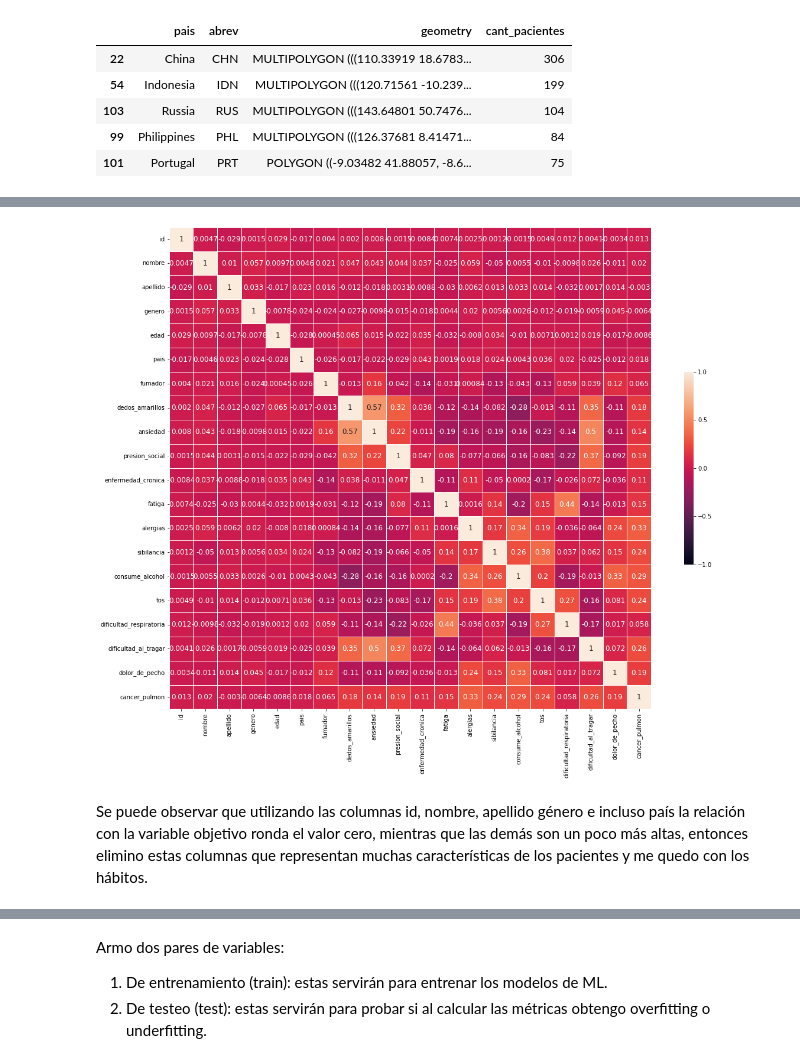
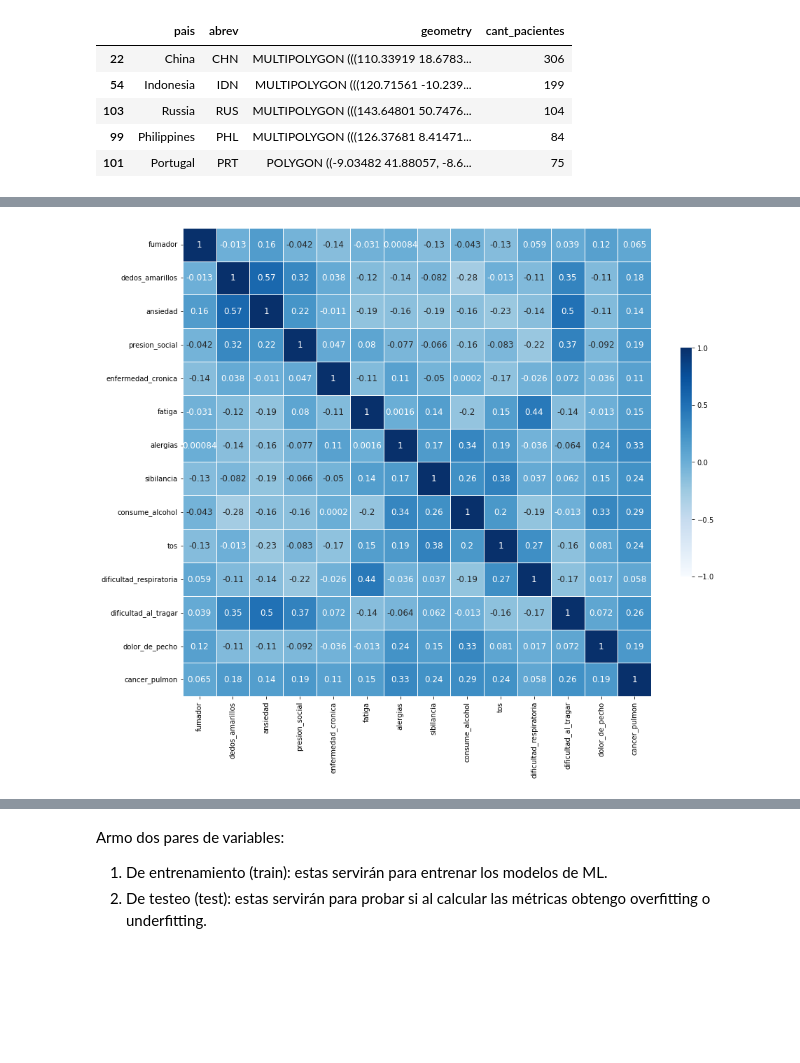
Before and after one commit to ailinvera/Data_Science, a Jupyter notebook: SegundaEntrega-Vera_Ailin/SegundaEntrega-Vera_Ailin.ipynb, the cells around one changed output, grey strips where cells are left out. Saved outputs shown, nothing was run; the diff lists cells and outputs as text; code cells hidden in the pictures; blank space fills up the shorter version.

```diff
--- a/SegundaEntrega-Vera_Ailin/SegundaEntrega-Vera_Ailin.ipynb
+++ b/SegundaEntrega-Vera_Ailin/SegundaEntrega-Vera_Ailin.ipynb
@@ -451,0 +148,7 @@ Para poder trabajar con mapas puedo utilizar la librería geopandas, que trabaja
+# %%
+# Reemplazo los valores 1 y 2 de las columnas con no y sí respectivamente
+columnas = ['fumador','dedos_amarillos','ansiedad','presion_social',
+            'enfermedad_cronica','fatiga','alergias','sibilancia',
+            'consume_alcohol','tos','dificultad_respiratoria',
+            'dificultad_al_tragar','dolor_de_pecho','cancer_pulmon']
+cancer_pulmon[columnas] = cancer_pulmon[columnas].replace([1,2,"NO","YES"],["no","si","no","si"])
@@ -451,0 +254,10 @@ Para poder trabajar con mapas puedo utilizar la librería geopandas, que trabaja
+# %%
+### Reemplazamos los géneros que representan poco volumen
+
+cancer_pulmon.replace(['Non-binary', 'Polygender', 'Agender', 'Genderfluid',
+                        'Bigender', 'Genderqueer'], 'Other', inplace = True)
+
+generos1 = cancer_pulmon.groupby(by = 'genero').agg({'id':'count'}).reset_index()
+generos1.rename(columns = {'id':'cant_pacientes'}, inplace = True) ### Renombro la columna
+generos1['porcentaje'] = np.round((generos1['cant_pacientes']/2000)*100, 1) ### Porcentaje del total
+generos1.sort_values(by = 'cant_pacientes', ascending = False) ### Ordeno de mayor a menor
@@ -840,42 +527,48 @@ from sklearn import preprocessing
 # %%
 ### Armo el modelo de Encoding para las variables de texto
 encoding = preprocessing.LabelEncoder()
+# %%
+### Armo un nuevo set de datos en base al original
+cancer_pulmon_heatmap = cancer_pulmon
+cancer_pulmon_heatmap.drop(columns = ['id', 'nombre', 'apellido', 'genero',
+                               'edad', 'pais'], inplace = True) ### Elimino las columnas que no necesito
 # %%
-### Selecciono todas las columnas para visualizar lo dicho anteriormente
-columnas = df_cancer_enc
+### Elimino las columnas que no presentan relación
+cancer_heat = cancer_pulmon_heatmap
+
+columnas = cancer_heat
 
 for columna in columnas:
 
   # Aplico el modelo
-  encoding.fit(df_cancer_enc[columna])
+  encoding.fit(cancer_heat[columna])
   list(encoding.classes_)
 
   # Transformo las variables
-  df_cancer_enc[columna] = encoding.transform(df_cancer_enc[columna])
+  cancer_heat[columna] = encoding.transform(cancer_heat[columna])
 
 ### Relleno los valores faltantes con ceros
-df_cancer_enc.fillna(0)
+cancer_heat.fillna(0)
 
 ### Armo la matriz de correlacion
-matriz = df_cancer_enc.corr()
+matriz = cancer_heat.corr()
 
 ### Grafico la matriz en un heatmap
-
-f, ax = plt.subplots(figsize=(20, 15))
+f, ax = plt.subplots(figsize=(15, 15))
 heatmap = sns.heatmap(matriz,
                       # mask = mask,
                       square = True,
                       linewidths = .5,
                       cbar_kws = {'shrink': .4,
                                 'ticks' : [-1, -.5, 0, 0.5, 1]},
                       vmin = -1,
                       vmax = 1,
                       annot = True,
-                      annot_kws = {'size': 12}
+                      annot_kws = {'size': 12},
+                      cmap = 'Blues'
                     )
 
 sns.set_style({'xtick.bottom': True}, {'ytick.left': True})
+# plt.savefig('heatmap.jpg', dpi = 300)
 # %% [output]
-[figure, old version]
+[figure, new version]
-# %% [markdown]
-Se puede observar que utilizando las columnas id, nombre, apellido género e incluso país la relación con la variable objetivo ronda el valor cero, mientras que las demás son un poco más altas, entonces elimino estas columnas que representan muchas características de los pacientes y me quedo con los hábitos.
```
Also changed, not shown: parts of 108 cells of this notebook, 3 other files.
